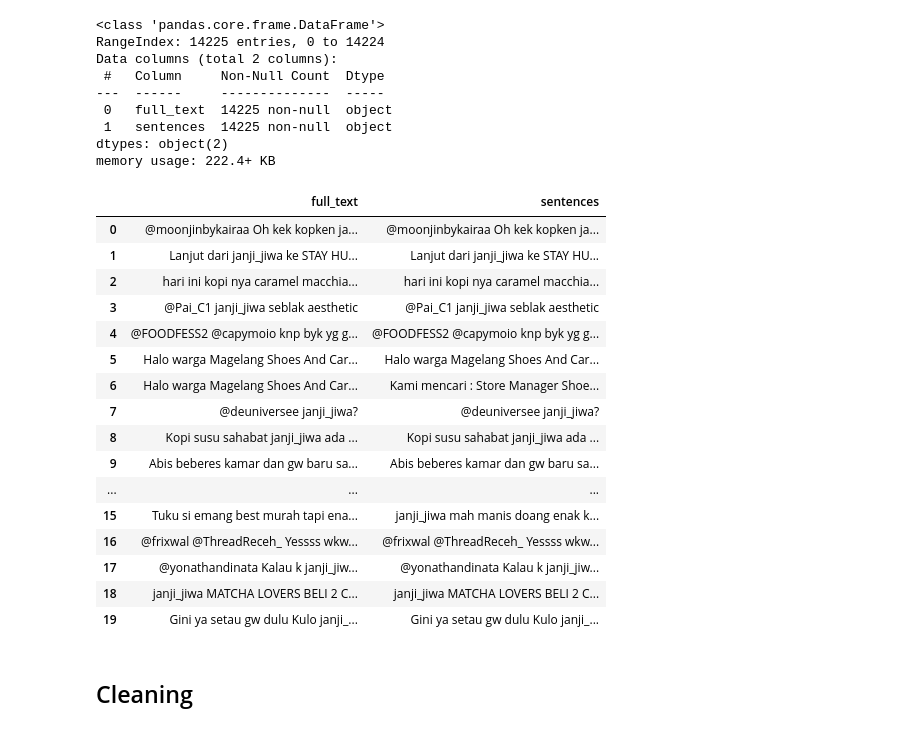
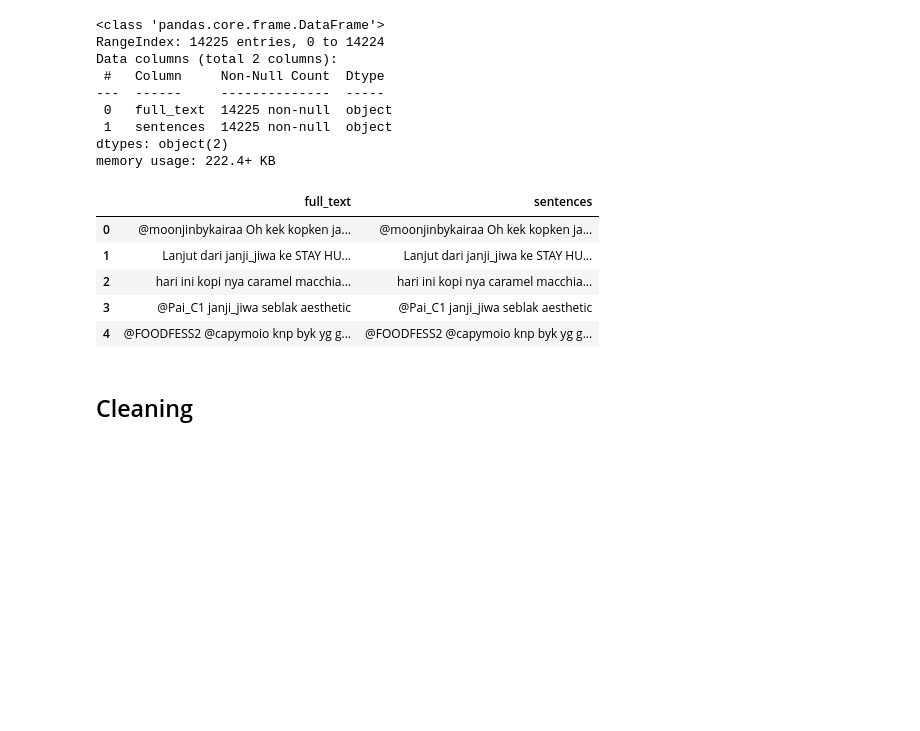
Before and after one commit to hanifahar29/Sentiment_analysis, a Jupyter notebook: Preprocessing.ipynb, the cells around one changed output. Drawn from its saved outputs; the diff is of its cells as text; code cells hidden in the pictures; blank space fills up the shorter version.

```diff
--- a/Preprocessing.ipynb
+++ b/Preprocessing.ipynb
@@ -162,10 +145,6 @@ Data columns (total 15 columns):
  14  username                 10138 non-null  object
 dtypes: datetime64[ns, UTC](1), object(14)
 memory usage: 1.2+ MB
-# %%
-if dfa['created_at'].isnull().any():
-    most_frequent_date = dfa['created_at'].mode()[0]  # Ambil nilai yang paling sering muncul
-    dfa['created_at'].fillna(most_frequent_date, inplace=True)
 # %%
 dfa['year_month'] = dfa['created_at'].dt.to_period('M')
 
@@ -240,25 +219,14 @@ Data columns (total 2 columns):
 dtypes: object(2)
 memory usage: 222.4+ KB
 # %%
-data.head(20)
+data.head()
 # %% [output]
 |  | full_text | sentences |
 | 0 | @moonjinbykairaa Oh kek kopken ja... | @moonjinbykairaa Oh kek kopken ja... |
 | 1 | Lanjut dari janji_jiwa ke STAY HU... | Lanjut dari janji_jiwa ke STAY HU... |
 | 2 | hari ini kopi nya caramel macchia... | hari ini kopi nya caramel macchia... |
 | 3 | @Pai_C1 janji_jiwa seblak aesthetic | @Pai_C1 janji_jiwa seblak aesthetic |
 | 4 | @FOODFESS2 @capymoio knp byk yg g... | @FOODFESS2 @capymoio knp byk yg g... |
-| 5 | Halo warga Magelang Shoes And Car... | Halo warga Magelang Shoes And Car... |
-| 6 | Halo warga Magelang Shoes And Car... | Kami mencari : Store Manager Shoe... |
-| 7 | @deuniversee janji_jiwa? | @deuniversee janji_jiwa? |
-| 8 | Kopi susu sahabat janji_jiwa ada ... | Kopi susu sahabat janji_jiwa ada ... |
-| 9 | Abis beberes kamar dan gw baru sa... | Abis beberes kamar dan gw baru sa... |
-| ... | ... | ... |
-| 15 | Tuku si emang best murah tapi ena... | janji_jiwa mah manis doang enak k... |
-| 16 | @frixwal @ThreadReceh_ Yessss wkw... | @frixwal @ThreadReceh_ Yessss wkw... |
-| 17 | @yonathandinata Kalau k janji_jiw... | @yonathandinata Kalau k janji_jiw... |
-| 18 | janji_jiwa MATCHA LOVERS BELI 2 C... | janji_jiwa MATCHA LOVERS BELI 2 C... |
-| 19 | Gini ya setau gw dulu Kulo janji_... | Gini ya setau gw dulu Kulo janji_... |
 # %% [markdown]
 ## Cleaning
 # %%
```
Also changed, not shown: parts of 8 cells of this notebook.
